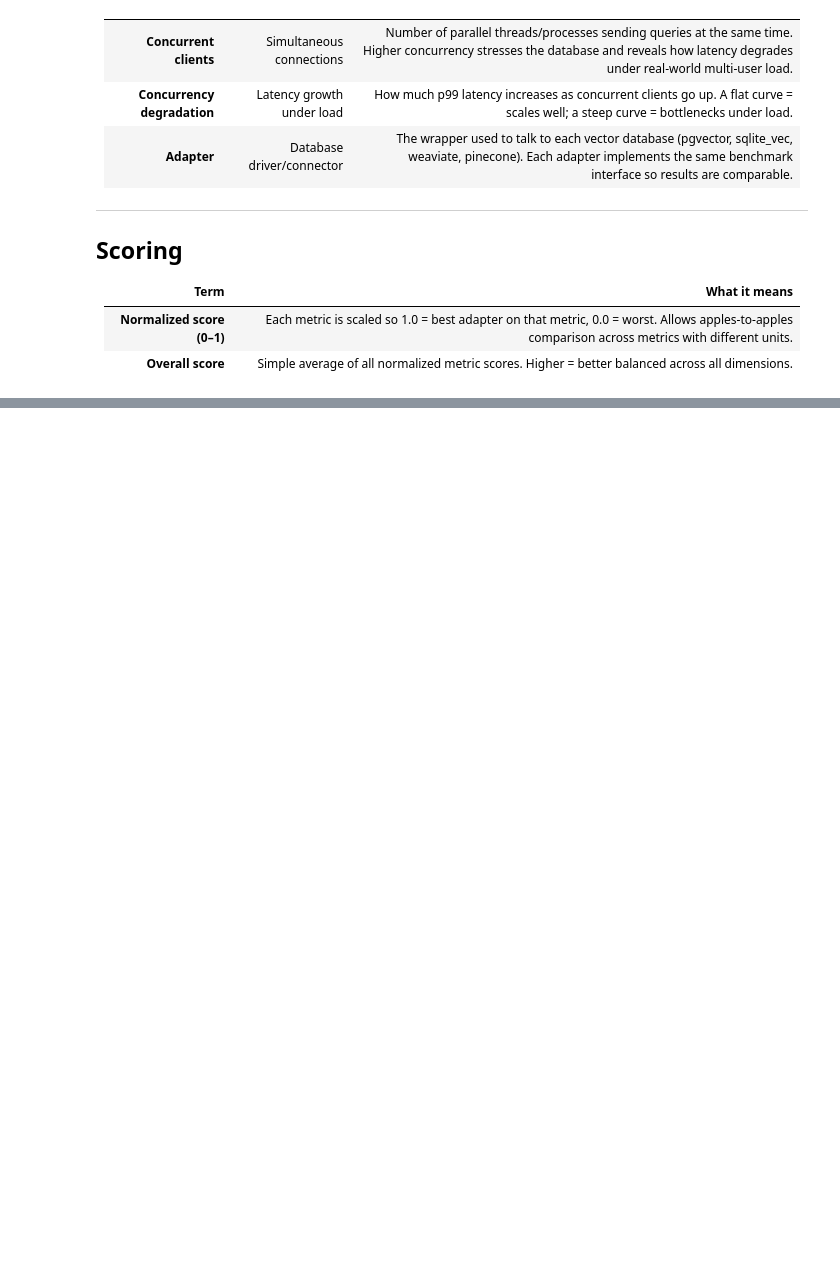
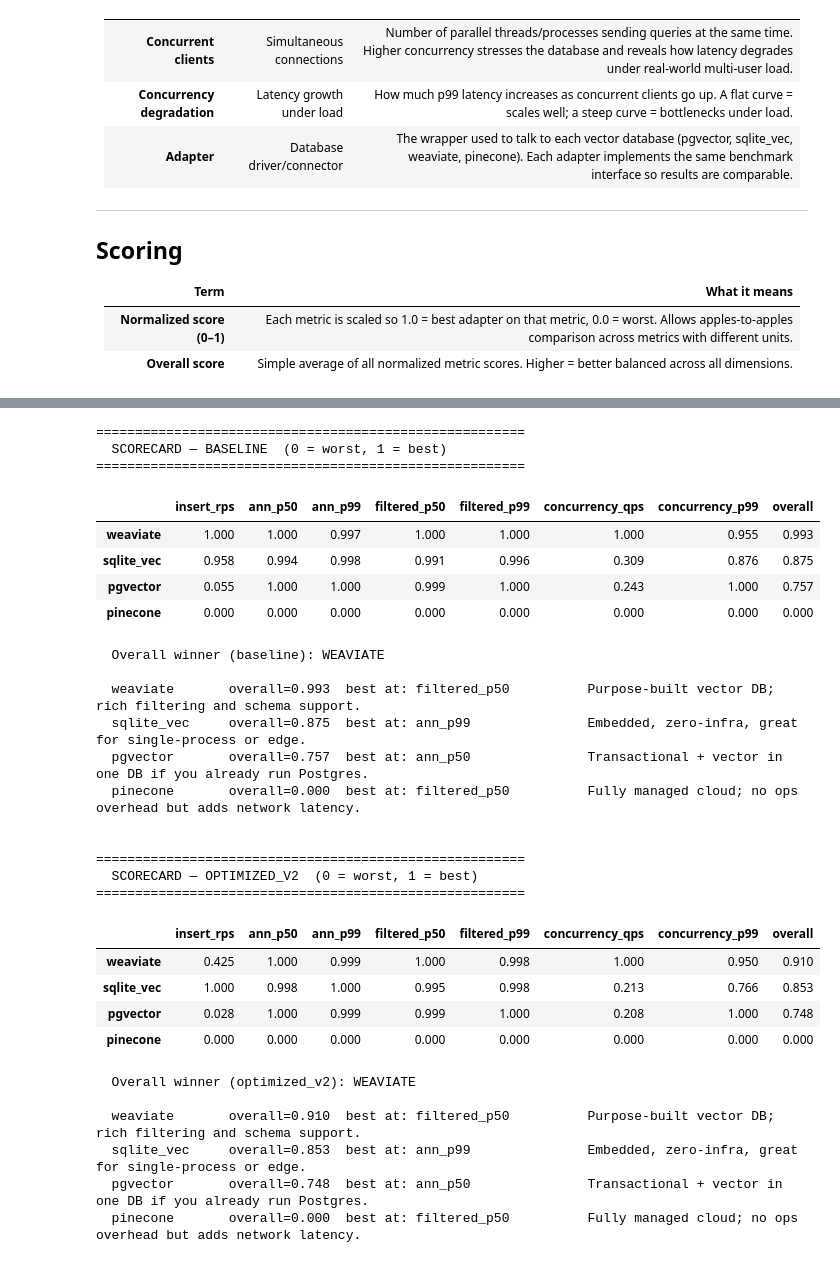
Before and after one commit to pravinmahato-origins-ai/vectordb-benchmark, a Jupyter notebook: results.ipynb, the cells around one changed output, grey strips where cells are left out. Drawn from its saved outputs; the diff is of its cells as text; code cells hidden in the pictures; blank space fills up the shorter version.

```diff
--- a/results.ipynb
+++ b/results.ipynb
@@ -271,10 +347,9 @@ Set `BEFORE_LABEL` and `AFTER_LABEL` below, then run the cells to compare two be
 import numpy as np
 
 BEFORE_LABEL = "baseline"
-AFTER_LABEL  = "optimized"
+AFTER_LABEL  = "optimized_v2"
 
 def load_comparison(operation):
-    """Load before/after DataFrames for a given operation, keyed by adapter."""
     import glob as _glob
     all_records = []
     for path in _glob.glob("results/*.json"):
@@ -298,8 +373,22 @@ def load_comparison(operation):
     return before, after
 
 
+def load_label(operation, label):
+    import glob as _glob
+    records = []
+    for path in _glob.glob("results/*.json"):
+        with open(path) as f:
+            r = json.load(f)
+        r.setdefault("label", "baseline")
+        if r.get("label") == label and r.get("operation") == operation:
+            records.append(r)
+    if not records:
+        return pd.DataFrame()
+    df = pd.DataFrame(records)
+    return df.sort_values("timestamp").groupby("adapter").last()
+
+
 def get_throughput_col(df, operation):
-    """Return records_per_sec for insert, qps for all others."""
     if operation == "insert" and "records_per_sec" in df.columns:
         return df["records_per_sec"]
     return df["qps"]
@@ -396,7 +527,6 @@ for op in ["query_ann", "query_filtered", "insert", "concurrency"]:
 # %%
-# Scorecard: baseline vs optimized — per-metric and overall rankings for both runs
+# Scorecard: baseline vs optimized_v2 — per-metric and overall rankings for both runs
 def load_results_labeled(prefix, label):
-    """Load latest result per (adapter, operation, clients) for a specific label."""
     import glob as _glob
     records = []
     for path in _glob.glob(f"results/{prefix}_*.json"):
@@ -413,16 +543,17 @@ def load_results_labeled(prefix, label):
 
 
 def compute_scorecard(label):
-    di  = load_results_labeled("insert",      label).set_index("adapter") if not load_results_labeled("insert",      label).empty else pd.DataFrame()
+    di  = load_results_labeled("insert",      label)
     dq  = load_results_labeled("query",       label)
     dc  = load_results_labeled("concurrency", label)
 
     if di.empty or dq.empty or dc.empty:
         return pd.DataFrame(), label
 
-    dqa     = dq[dq["operation"] == "query_ann"].set_index("adapter")
-    dqf     = dq[dq["operation"] == "query_filtered"].set_index("adapter")
-    dc_max  = dc[dc["clients"] == dc["clients"].max()].set_index("adapter")
+    di  = di.set_index("adapter")
+    dqa = dq[dq["operation"] == "query_ann"].set_index("adapter")
+    dqf = dq[dq["operation"] == "query_filtered"].set_index("adapter")
+    dc_max = dc[dc["clients"] == dc["clients"].max()].set_index("adapter")
 
     adapters = sorted(set(di.index) & set(dqa.index) & set(dqf.index) & set(dc_max.index))
     if not adapters:
@@ -439,31 +570,62 @@ def compute_scorecard(label):
     sc["filtered_p99"]    = norm_lower(dqf.loc[adapters, "p99_ms"])
     sc["concurrency_qps"] = norm_higher(dc_max.loc[adapters, "qps"])
     sc["concurrency_p99"] = norm_lower(dc_max.loc[adapters, "p99_ms"])
     sc["overall"]         = sc.mean(axis=1)
     return sc.sort_values("overall", ascending=False), label
 
 
 for label in [BEFORE_LABEL, AFTER_LABEL]:
     sc, lbl = compute_scorecard(label)
     if sc.empty:
         print(f"No data for label '{lbl}' — run benchmarks with --label {lbl} first.\n")
         continue
 
     print(f"\n{'='*55}")
     print(f"  SCORECARD — {lbl.upper()}  (0 = worst, 1 = best)")
     print(f"{'='*55}")
-    display(sc.round(3).style.highlight_max(color="lightgreen", axis=0).format("{:.3f}"))
+    display(sc.round(3).style.highlight_max(color="#11471c", axis=0).format("{:.3f}"))
 
     notes = {
         "sqlite_vec": "Embedded, zero-infra, great for single-process or edge.",
         "pgvector":   "Transactional + vector in one DB if you already run Postgres.",
         "weaviate":   "Purpose-built vector DB; rich filtering and schema support.",
         "pinecone":   "Fully managed cloud; no ops overhead but adds network latency.",
     }
     print(f"\n  Overall winner ({lbl}): {sc.index[0].upper()}\n")
     for adapter in sc.index:
         note  = notes.get(adapter, "")
         score = sc.loc[adapter, "overall"]
         best_metric = sc.loc[adapter, sc.columns[:-1]].idxmax()
         print(f"  {adapter:<14} overall={score:.3f}  best at: {best_metric:<20}  {note}")
     print()
+# %% [output]
+=======================================================
+  SCORECARD — BASELINE  (0 = worst, 1 = best)
+=======================================================
+|  | insert_rps | ann_p50 | ann_p99 | filtered_p50 | filtered_p99 | concurrency_qps | concurrency_p99 | overall |
+| weaviate | 1.000 | 1.000 | 0.997 | 1.000 | 1.000 | 1.000 | 0.955 | 0.993 |
+| sqlite_vec | 0.958 | 0.994 | 0.998 | 0.991 | 0.996 | 0.309 | 0.876 | 0.875 |
+| pgvector | 0.055 | 1.000 | 1.000 | 0.999 | 1.000 | 0.243 | 1.000 | 0.757 |
+| pinecone | 0.000 | 0.000 | 0.000 | 0.000 | 0.000 | 0.000 | 0.000 | 0.000 |
+  Overall winner (baseline): WEAVIATE
+
+  weaviate       overall=0.993  best at: filtered_p50          Purpose-built vector DB; rich filtering and schema support.
+  sqlite_vec     overall=0.875  best at: ann_p99               Embedded, zero-infra, great for single-process or edge.
+  pgvector       overall=0.757  best at: ann_p50               Transactional + vector in one DB if you already run Postgres.
+  pinecone       overall=0.000  best at: filtered_p50          Fully managed cloud; no ops overhead but adds network latency.
+
+
+=======================================================
+  SCORECARD — OPTIMIZED_V2  (0 = worst, 1 = best)
+=======================================================
+|  | insert_rps | ann_p50 | ann_p99 | filtered_p50 | filtered_p99 | concurrency_qps | concurrency_p99 | overall |
+| weaviate | 0.425 | 1.000 | 0.999 | 1.000 | 0.998 | 1.000 | 0.950 | 0.910 |
+| sqlite_vec | 1.000 | 0.998 | 1.000 | 0.995 | 0.998 | 0.213 | 0.766 | 0.853 |
+| pgvector | 0.028 | 1.000 | 0.999 | 0.999 | 1.000 | 0.208 | 1.000 | 0.748 |
+| pinecone | 0.000 | 0.000 | 0.000 | 0.000 | 0.000 | 0.000 | 0.000 | 0.000 |
+  Overall winner (optimized_v2): WEAVIATE
+
+  weaviate       overall=0.910  best at: filtered_p50          Purpose-built vector DB; rich filtering and schema support.
+  sqlite_vec     overall=0.853  best at: ann_p99               Embedded, zero-infra, great for single-process or edge.
+  pgvector       overall=0.748  best at: ann_p50               Transactional + vector in one DB if you already run Postgres.
+  pinecone       overall=0.000  best at: filtered_p50          Fully managed cloud; no ops overhead but adds network latency.
```
Also changed, not shown: parts of 11 cells of this notebook.
